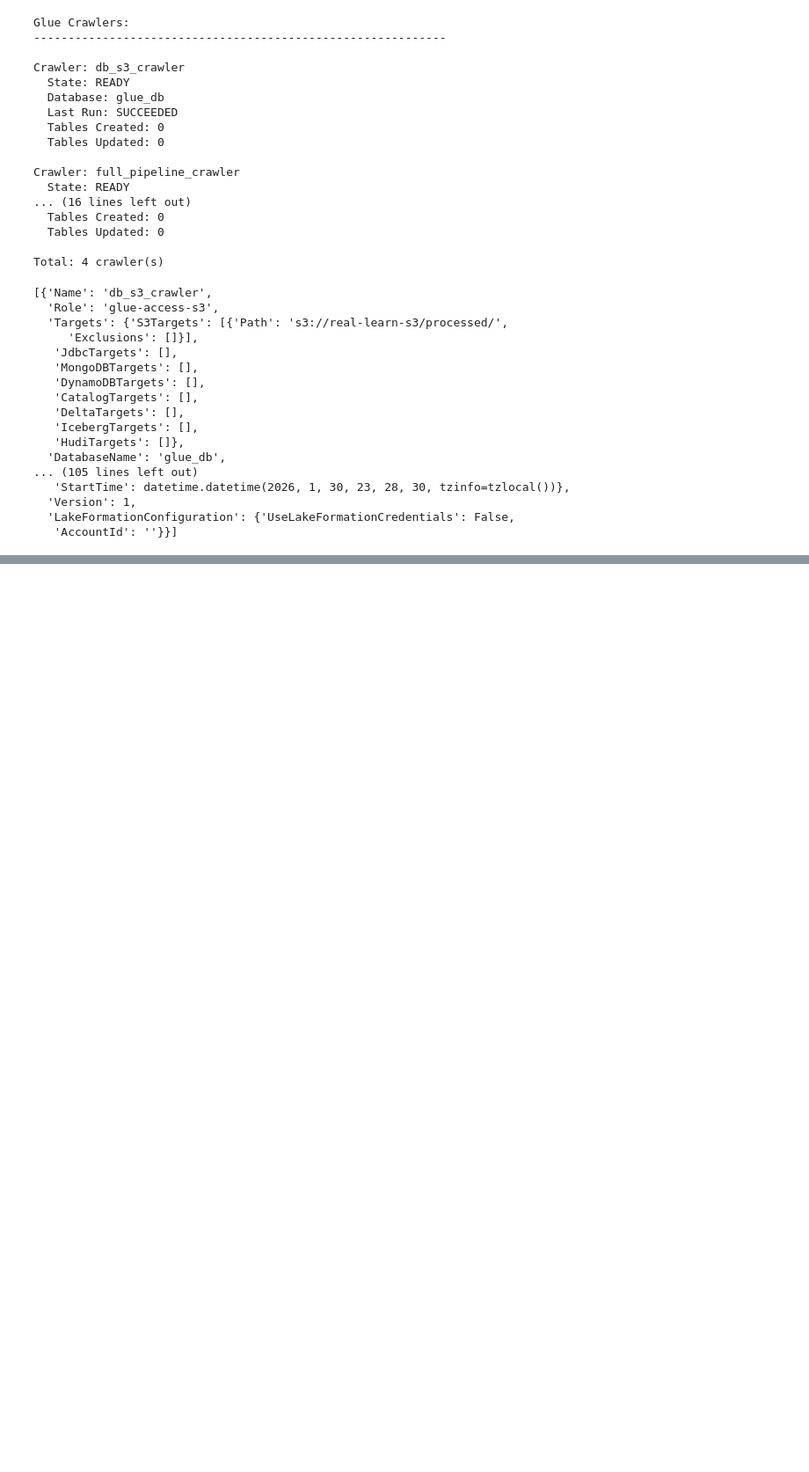
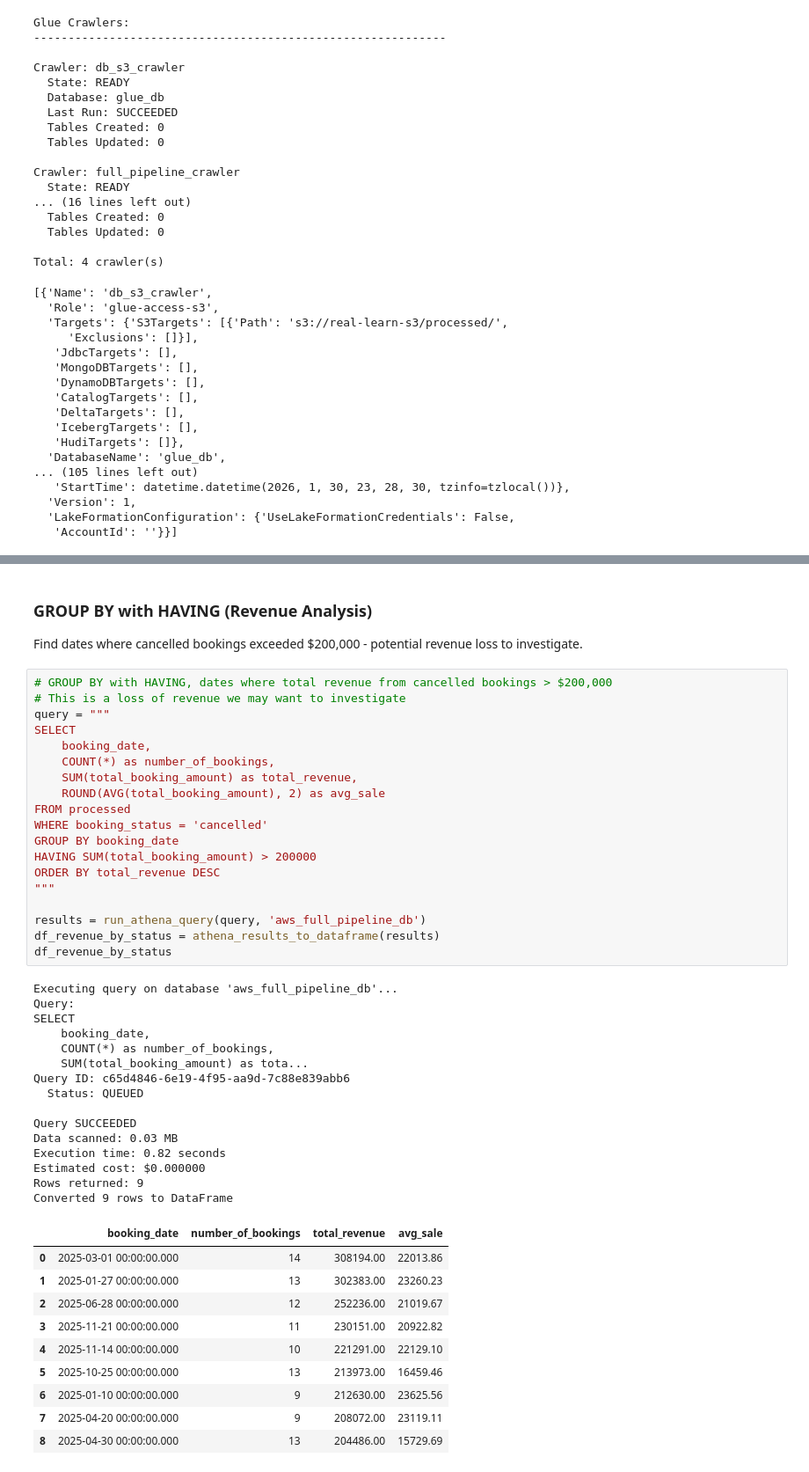
Before and after one commit to kisyular/aws-for-data-engineering, a Jupyter notebook: aws_complete_workflow.ipynb, the cells around one changed output, grey strips where cells are left out. Shown at 88% size. Cells and saved outputs as stored; diff of their text form; blank space fills up the shorter version.

```diff
--- a/aws_complete_workflow.ipynb
+++ b/aws_complete_workflow.ipynb
@@ -1465,0 +1853,49 @@ Total: 4 crawler(s)
+# %% [markdown]
+### GROUP BY with HAVING (Revenue Analysis)
+
+Find dates where cancelled bookings exceeded $200,000 - potential revenue loss to investigate.
+# %%
+# GROUP BY with HAVING, dates where total revenue from cancelled bookings > $200,000
+# This is a loss of revenue we may want to investigate
+query = """
+SELECT
+    booking_date,
+    COUNT(*) as number_of_bookings,
+    SUM(total_booking_amount) as total_revenue,
+    ROUND(AVG(total_booking_amount), 2) as avg_sale
+FROM processed
+WHERE booking_status = 'cancelled'
+GROUP BY booking_date
+HAVING SUM(total_booking_amount) > 200000
+ORDER BY total_revenue DESC
+"""
+
+results = run_athena_query(query, 'aws_full_pipeline_db')
+df_revenue_by_status = athena_results_to_dataframe(results)
+df_revenue_by_status
+# %% [output]
+Executing query on database 'aws_full_pipeline_db'...
+Query:
+SELECT
+    booking_date,
+    COUNT(*) as number_of_bookings,
+    SUM(total_booking_amount) as tota...
+Query ID: c65d4846-6e19-4f95-aa9d-7c88e839abb6
+  Status: QUEUED
+
+Query SUCCEEDED
+Data scanned: 0.03 MB
+Execution time: 0.82 seconds
+Estimated cost: $0.000000
+Rows returned: 9
+Converted 9 rows to DataFrame
+|  | booking_date | number_of_bookings | total_revenue | avg_sale |
+| 0 | 2025-03-01 00:00:00.000 | 14 | 308194.00 | 22013.86 |
+| 1 | 2025-01-27 00:00:00.000 | 13 | 302383.00 | 23260.23 |
+| 2 | 2025-06-28 00:00:00.000 | 12 | 252236.00 | 21019.67 |
+| 3 | 2025-11-21 00:00:00.000 | 11 | 230151.00 | 20922.82 |
+| 4 | 2025-11-14 00:00:00.000 | 10 | 221291.00 | 22129.10 |
+| 5 | 2025-10-25 00:00:00.000 | 13 | 213973.00 | 16459.46 |
+| 6 | 2025-01-10 00:00:00.000 | 9 | 212630.00 | 23625.56 |
+| 7 | 2025-04-20 00:00:00.000 | 9 | 208072.00 | 23119.11 |
+| 8 | 2025-04-30 00:00:00.000 | 13 | 204486.00 | 15729.69 |
```
Also changed, not shown: parts of 19 cells of this notebook.
